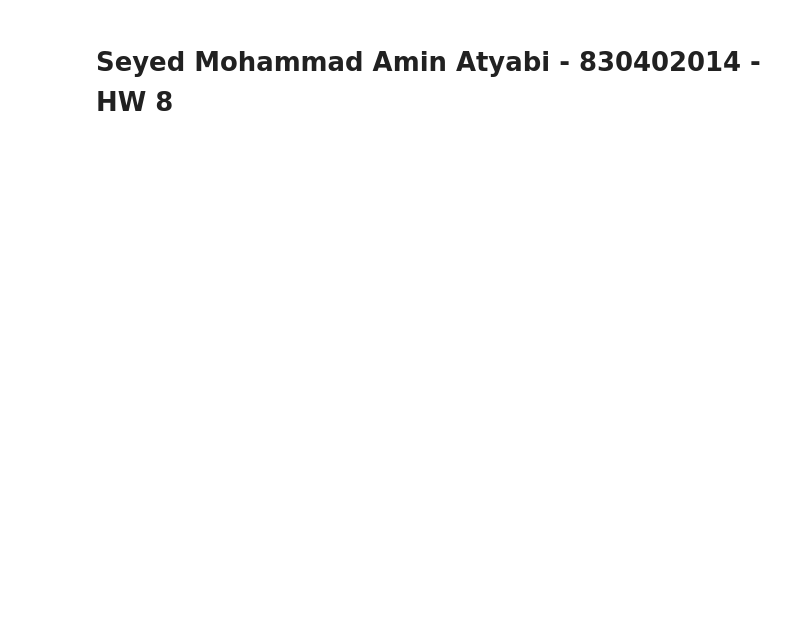
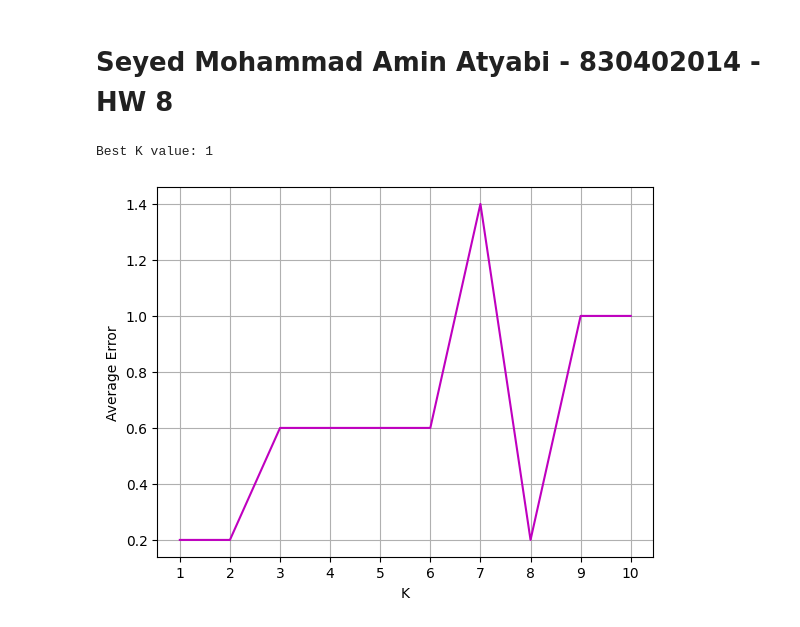
Before and after one commit to SM2A/Application_Of_Intelligent_Systems_In_Medicine_Course_Project, a Jupyter notebook: HW-8/Report.ipynb, the cells around one changed output. Saved outputs shown, nothing was run; the diff lists cells and outputs as text; code cells hidden in the pictures; blank space fills up the shorter version.

```diff
--- a/HW-8/Report.ipynb
+++ b/HW-8/Report.ipynb
@@ -66,0 +88,5 @@ print(best_k)
+# %%
+plot_k(data, False)
+# %% [output]
+Best K value: 1
+[figure, added]
```
Also changed, not shown: parts of 2 cells of this notebook.
